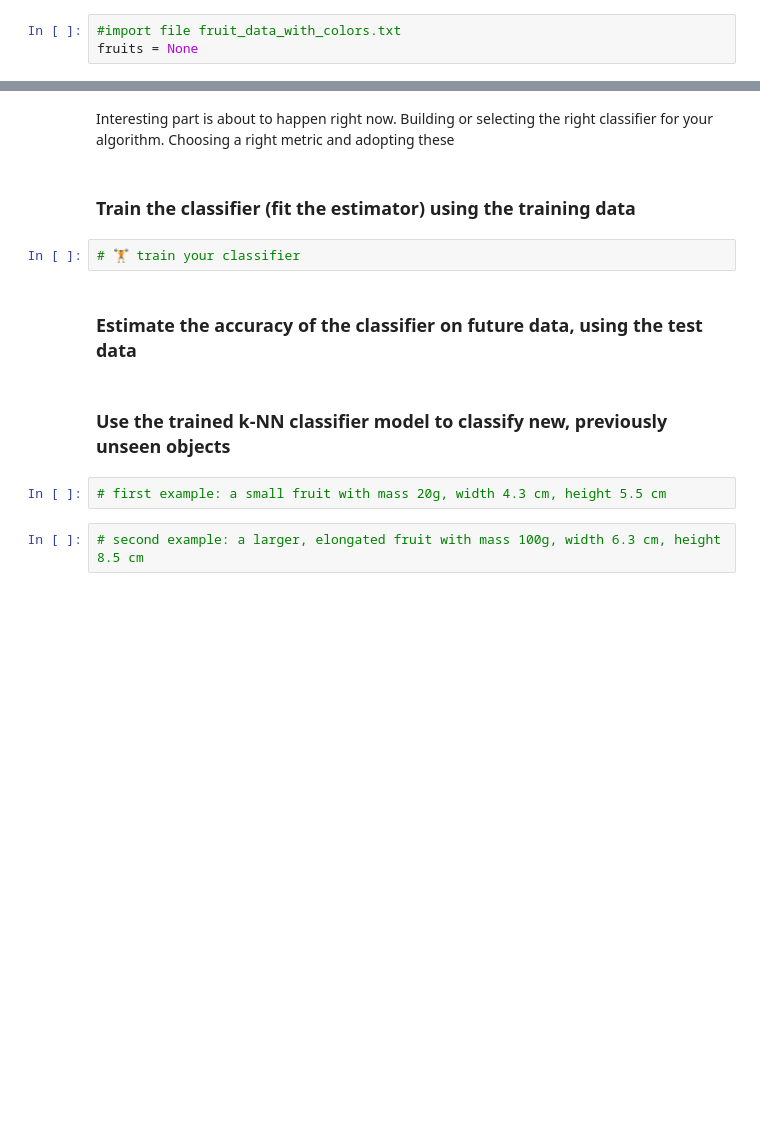
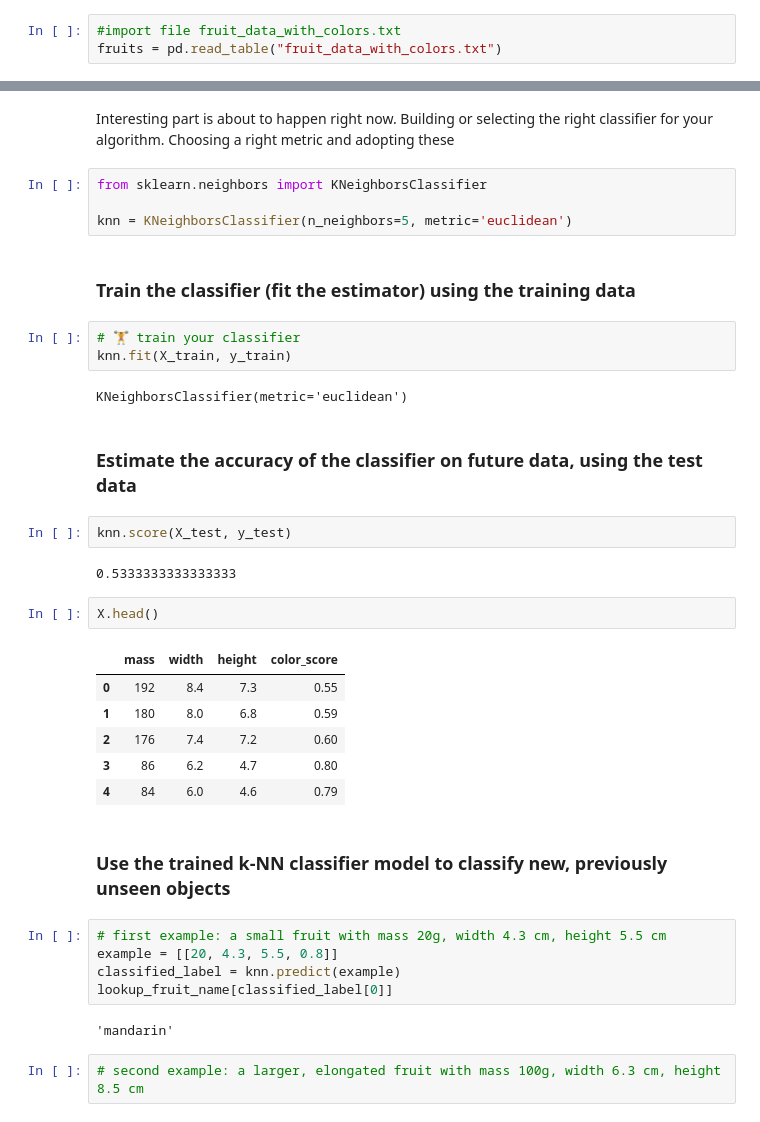
Before and after one commit to codingmoh/alw, a Jupyter notebook: 3_ml_start/class/ml_intro-class.ipynb, the cells around one changed output, grey strips where cells are left out. Drawn from its saved outputs; the diff is of its cells as text; blank space fills up the shorter version.

Commit message:
added knn examples

```diff
--- a/3_ml_start/class/ml_intro-class.ipynb
+++ b/3_ml_start/class/ml_intro-class.ipynb
@@ -12,6 +12,6 @@ from pandas.plotting import scatter_matrix
 from sklearn.model_selection import train_test_split
 # %%
 #import file fruit_data_with_colors.txt
-fruits = None
+fruits = pd.read_table("fruit_data_with_colors.txt")
 # %%
 # look at the data
@@ -99,16 +129,41 @@ plt.show()
 ### Create classifier object
 # %% [markdown]
 Interesting part is about to happen right now. Building or selecting the right classifier for your algorithm. Choosing a right metric and adopting these
+# %%
+from sklearn.neighbors import KNeighborsClassifier
+
+knn = KNeighborsClassifier(n_neighbors=5, metric='euclidean')
 # %% [markdown]
 ### Train the classifier (fit the estimator) using the training data
 # %%
 # 🏋️ train your classifier
+knn.fit(X_train, y_train)
+# %% [output]
+KNeighborsClassifier(metric='euclidean')
 # %% [markdown]
 ### Estimate the accuracy of the classifier on future data, using the test data
+# %%
+knn.score(X_test, y_test)
+# %% [output]
+0.5333333333333333
+# %%
+X.head()
+# %% [output]
+|  | mass | width | height | color_score |
+| 0 | 192 | 8.4 | 7.3 | 0.55 |
+| 1 | 180 | 8.0 | 6.8 | 0.59 |
+| 2 | 176 | 7.4 | 7.2 | 0.60 |
+| 3 | 86 | 6.2 | 4.7 | 0.80 |
+| 4 | 84 | 6.0 | 4.6 | 0.79 |
 # %% [markdown]
 ### Use the trained k-NN classifier model to classify new, previously unseen objects
 # %%
 # first example: a small fruit with mass 20g, width 4.3 cm, height 5.5 cm
+example = [[20, 4.3, 5.5, 0.8]]
+classified_label = knn.predict(example)
+lookup_fruit_name[classified_label[0]]
+# %% [output]
+'mandarin'
 # %%
 # second example: a larger, elongated fruit with mass 100g, width 6.3 cm, height 8.5 cm
 # %% [markdown]
```
Also changed, not shown: parts of 7 cells of this notebook, 3 other files.
